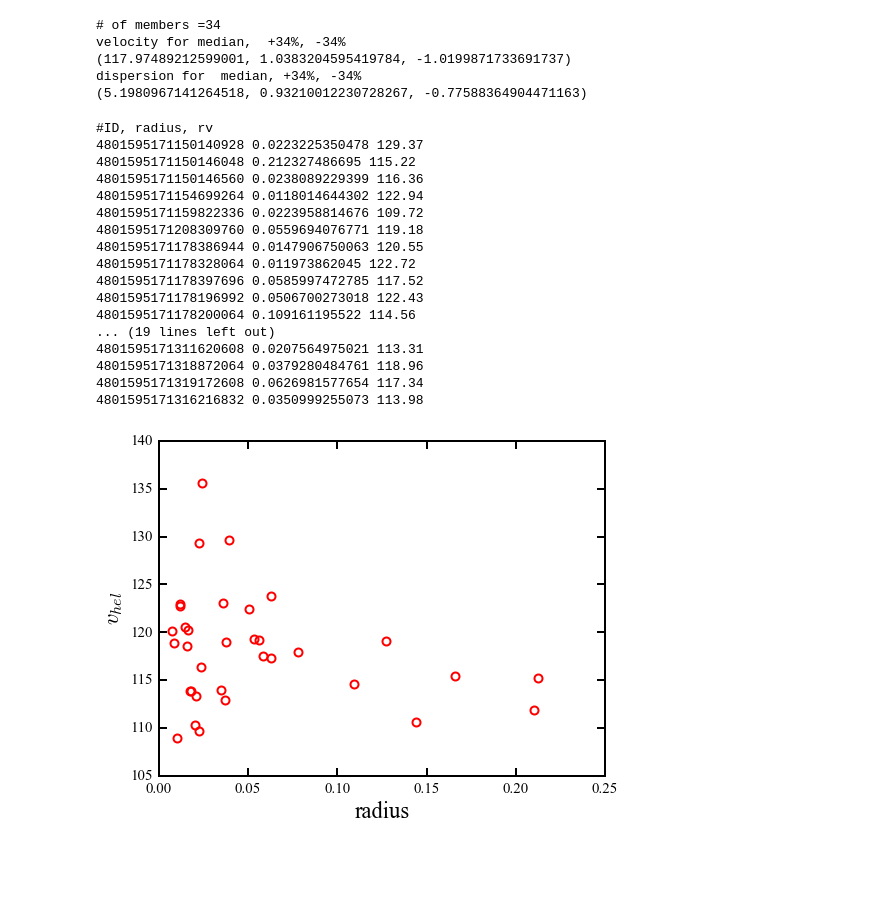
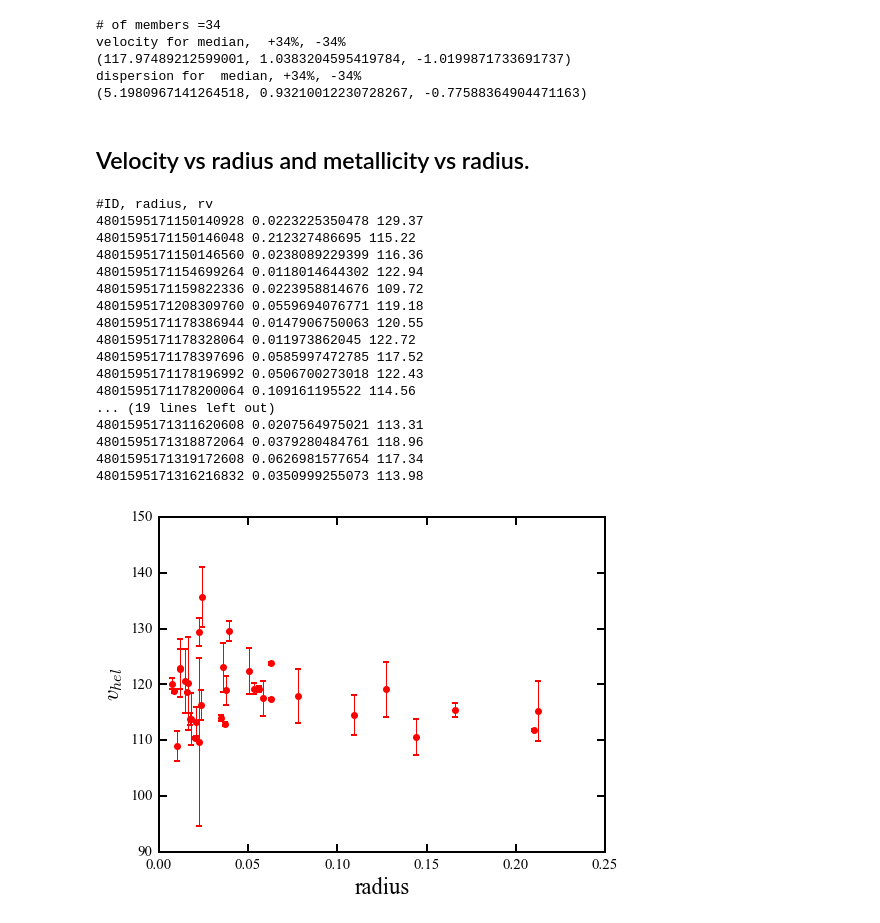
Before and after one commit to sazabi4/test, a Jupyter notebook: Hor_I_reduction_notes.ipynb, the cells around one changed output. Saved outputs shown, nothing was run; the diff lists cells and outputs as text; code cells hidden in the pictures; blank space fills up the shorter version.

```diff
--- a/Hor_I_reduction_notes.ipynb
+++ b/Hor_I_reduction_notes.ipynb
@@ -192,7 +192,7 @@ for i in targetlist:
         b = temp.statistic - temp.minmax[0]
         c = temp.minmax[1] - temp.statistic
         #print a, b, c
-        plt.errorbar(np.sqrt(np.mean(rverrlist)**2+0.**2), a, yerr = np.vstack((b,c)),marker='o',color='k')
+        plt.errorbar(np.sqrt(np.mean(rverrlist)**2+0.85**2), a, yerr = np.vstack((b,c)),marker='o',color='k')
         #plt.plot(np.sqrt(np.mean(rverrlist)**2+0.36**2), np.std(sigmaclip(rvlist,low=3, high=3)[0]),'+k',ms=10)
         #plt.plot(np.mean(rverrlist), np.std(rvlist),'+k',ms=10)
     k += 1
@@ -415,6 +415,8 @@ velocity for median,  +34%, -34%
 (117.97489212599001, 1.0383204595419784, -1.0199871733691737)
 dispersion for  median, +34%, -34%
 (5.1980967141264518, 0.93210012230728267, -0.77588364904471163)
+# %% [markdown]
+## Velocity vs radius and metallicity vs radius.
 # %%
 import pyfits
 
@@ -426,7 +428,7 @@ dec = -54.11
 memberlist = np.genfromtxt('HorI_member.txt', dtype=None, names=True)
 member = memberlist['catalog_id']
 rv = memberlist['rv']
-
+rverr = memberlist['rverr']
 targets = np.genfromtxt('HorI_rv/HorI_14exp_rv.txt', dtype=None, names=True)
 targets = targets['catalog_id']
 
@@ -439,32 +441,32 @@ plt.figure(figsize=[8,6])
 print '#ID, radius, rv'
 for i in range(len(tbl[1].data['CATALOG_ID'])):
     temp=tbl[1].data['CATALOG_ID'][i]
     if any(temp == np.array(member)):
         radius = np.sqrt(((tbl[1].data['RA'][i]-ra)*np.cos(tbl[1].data['DEC'][i]*np.pi/180))**2\
                          +(tbl[1].data['DEC'][i]-dec)**2)
         print temp,radius,rv[member==temp][0]
-        plt.plot(radius,rv[member==temp],'o',mfc ='None', mec='r',mew=2,markersize=8,zorder=5)
+        plt.errorbar(radius,rv[member==temp], yerr=rverr[member==temp], marker='o',mfc ='r', mec='r',c='r',mew=2,markersize=5,zorder=5)
 
 
 plt.xlabel('radius')
 plt.ylabel('$v_{hel}$')
 plt.show()
 # %% [output]
 #ID, radius, rv
 4801595171150140928 0.0223225350478 129.37
 4801595171150146048 0.212327486695 115.22
 4801595171150146560 0.0238089229399 116.36
 4801595171154699264 0.0118014644302 122.94
 4801595171159822336 0.0223958814676 109.72
 4801595171208309760 0.0559694076771 119.18
 4801595171178386944 0.0147906750063 120.55
 4801595171178328064 0.011973862045 122.72
 4801595171178397696 0.0585997472785 117.52
 4801595171178196992 0.0506700273018 122.43
 4801595171178200064 0.109161195522 114.56
 ... (19 lines left out)
 4801595171311620608 0.0207564975021 113.31
 4801595171318872064 0.0379280484761 118.96
 4801595171319172608 0.0626981577654 117.34
 4801595171316216832 0.0350999255073 113.98
-[figure, old version]
+[figure, new version]
```
Also changed, not shown: parts of 6 cells of this notebook.
